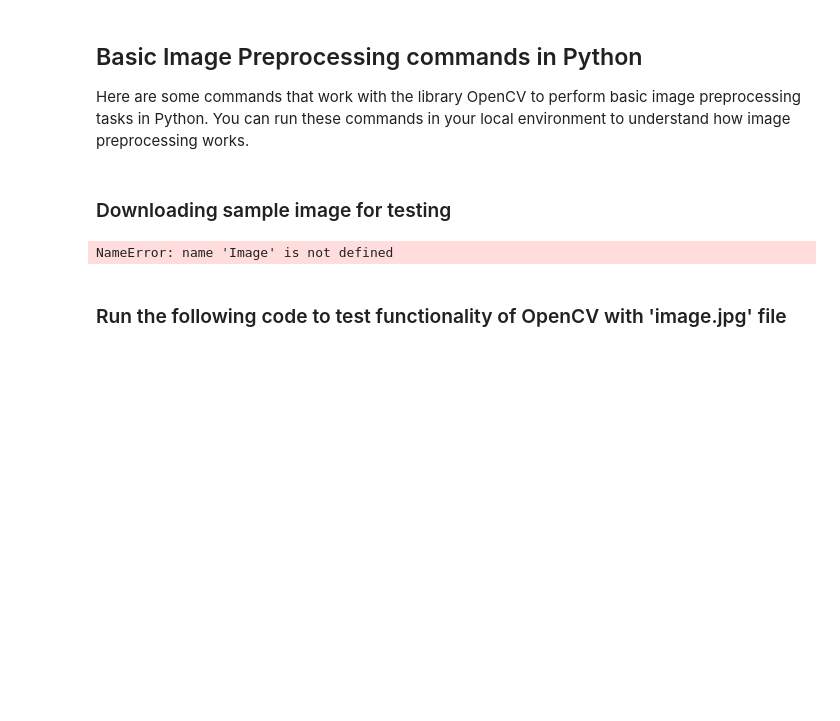
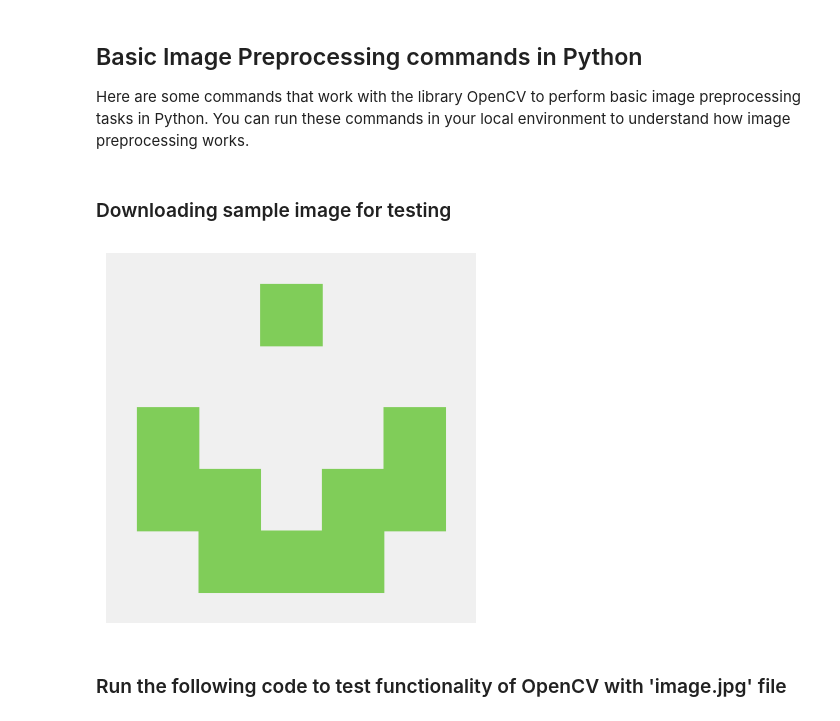
Before and after one commit to Robjects-ROS/SmartVision, a Jupyter notebook: software-testing/image_preprocessing/1_image_preprocessing.ipynb, the cells around one changed output. Cells and saved outputs as stored; diff of their text form; code cells hidden in the pictures; blank space fills up the shorter version.

Commit message:
Remove obsolete image and update image preprocessing data

```diff
--- a/software-testing/image_preprocessing/1_image_preprocessing.ipynb
+++ b/software-testing/image_preprocessing/1_image_preprocessing.ipynb
@@ -45,13 +45,24 @@ response = requests.get(image_url)
 # Save the image to a file
 with open('image.jpg', 'wb') as f:
     f.write(response.content)
-# %%
-
-image = Image.open(BytesIO(response.content))
-image.save('image.jpg')
-image.show()
-# %% [output]
-NameError: name 'Image' is not defined
+# %%
+
+from PIL import Image
+from io import BytesIO
+
+# Open the image from the URL
+response = requests.get(image_url)
+image = Image.open(BytesIO(response.content))
+image.save('image.jpg')
+
+# Display the image
+import matplotlib.pyplot as plt
+# Display the image in the cell output
+plt.imshow(image)
+plt.axis('off')  # Hide the axis
+plt.show()
+# %% [output]
+[figure, added]
 # %% [markdown]
 ### Run the following code to test functionality of OpenCV with 'image.jpg' file
 # %%
```
Also changed, not shown: parts of 9 cells of this notebook, 4 other files.
